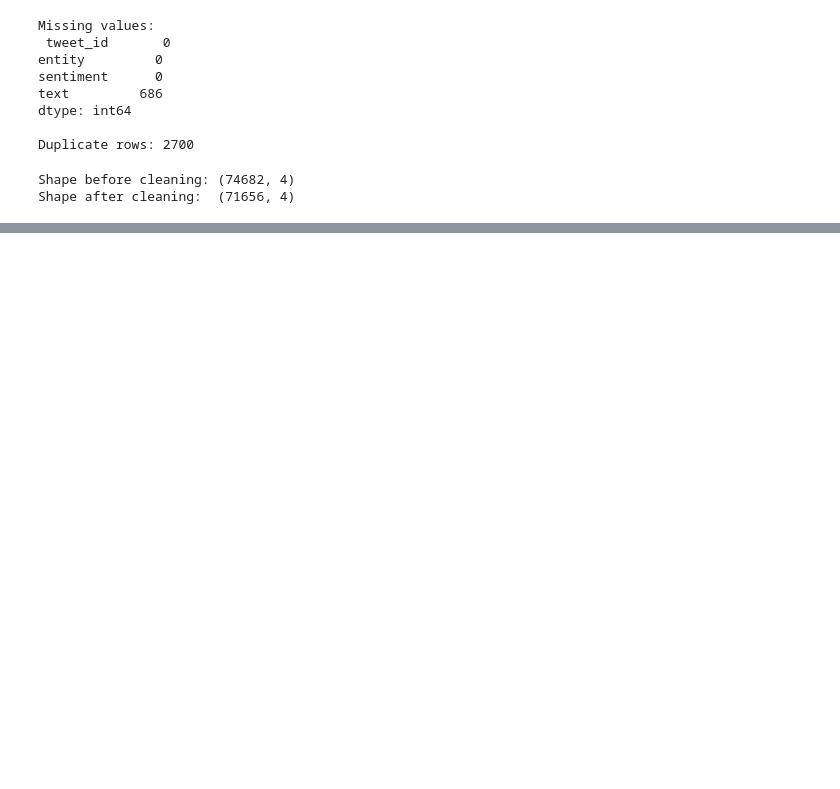
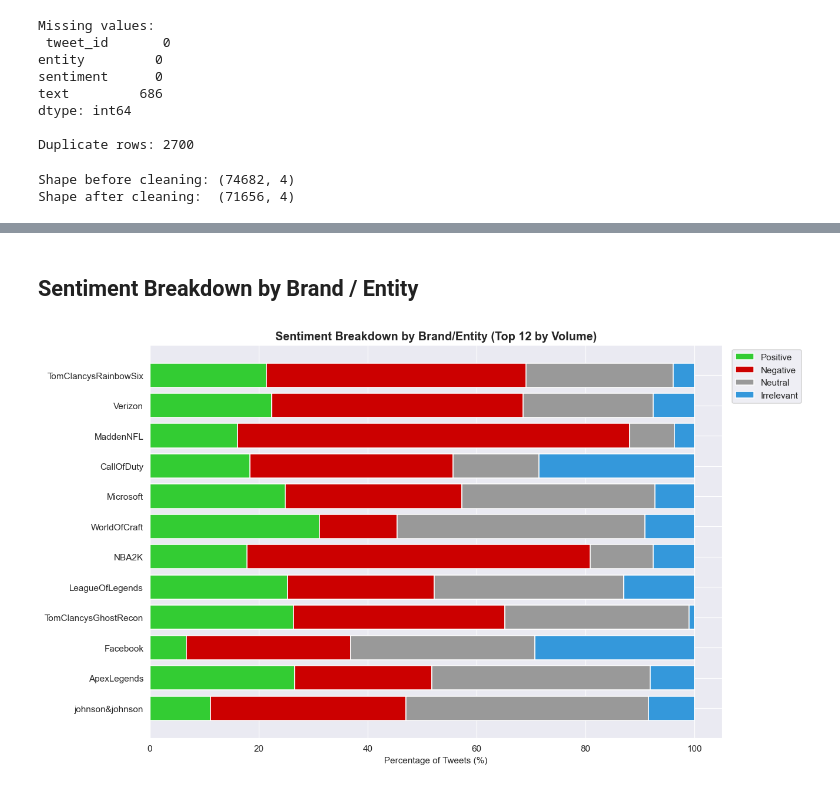
Before and after one commit to rajchachad17/PRODIGY_DS_04, a Jupyter notebook: Task_04.ipynb, the cells around one changed output, grey strips where cells are left out. Cells and saved outputs as stored; diff of their text form; code cells hidden in the pictures; blank space fills up the shorter version.

```diff
--- a/Task_04.ipynb
+++ b/Task_04.ipynb
@@ -64,0 +120,23 @@ Shape after cleaning:  (71656, 4)
+# %% [markdown]
+## Sentiment Breakdown by Brand / Entity
+# %%
+top_entities = df_clean['entity'].value_counts().head(12).index
+sub = df_clean[df_clean['entity'].isin(top_entities)]
+
+ct = pd.crosstab(sub['entity'], sub['sentiment'], normalize='index')[sentiment_order] * 100
+ct = ct.loc[top_entities]
+
+fig, ax = plt.subplots(figsize=(12, 7))
+bottom = np.zeros(len(ct))
+for s in sentiment_order:
+    ax.barh(ct.index, ct[s], left=bottom, color=palette[s], label=s)
+    bottom += ct[s].values
+
+ax.set_xlabel('Percentage of Tweets (%)')
+ax.set_title('Sentiment Breakdown by Brand/Entity (Top 12 by Volume)', fontsize=13, fontweight='bold')
+ax.legend(bbox_to_anchor=(1.01, 1), loc='upper left')
+ax.invert_yaxis()
+plt.tight_layout()
+plt.show()
+# %% [output]
+[figure, added]
```
Also changed, not shown: parts of 8 cells of this notebook.
